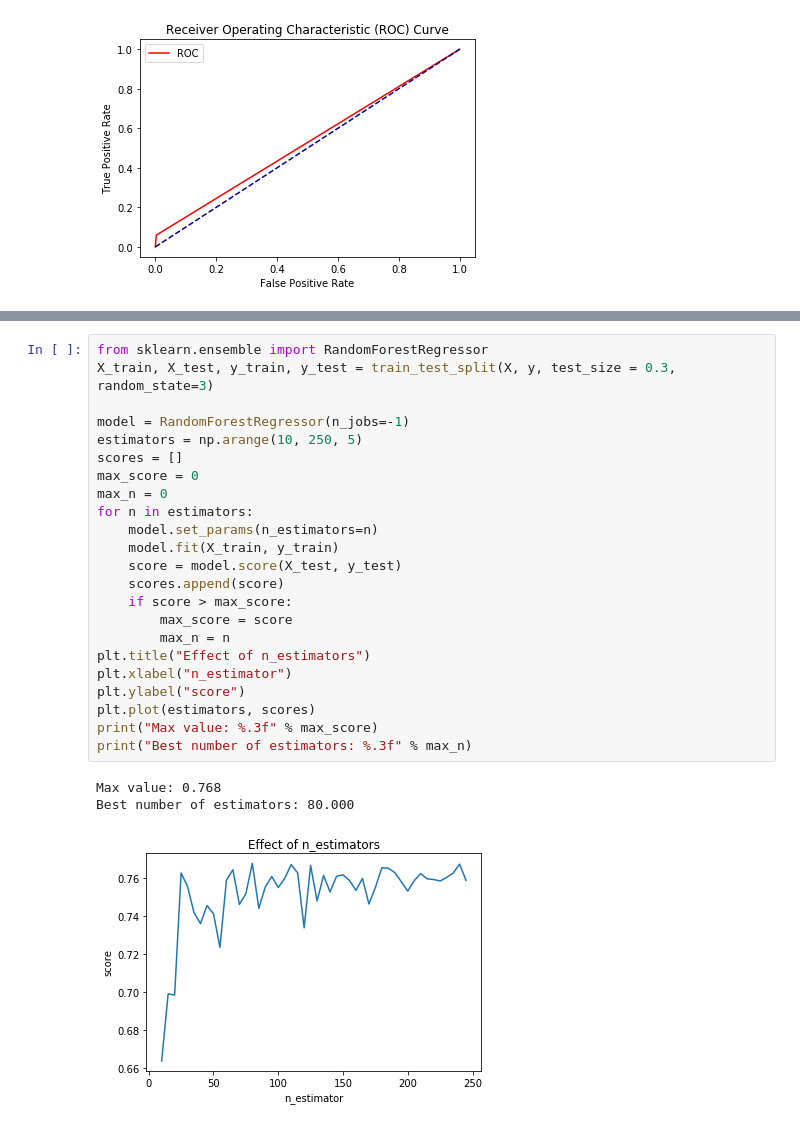
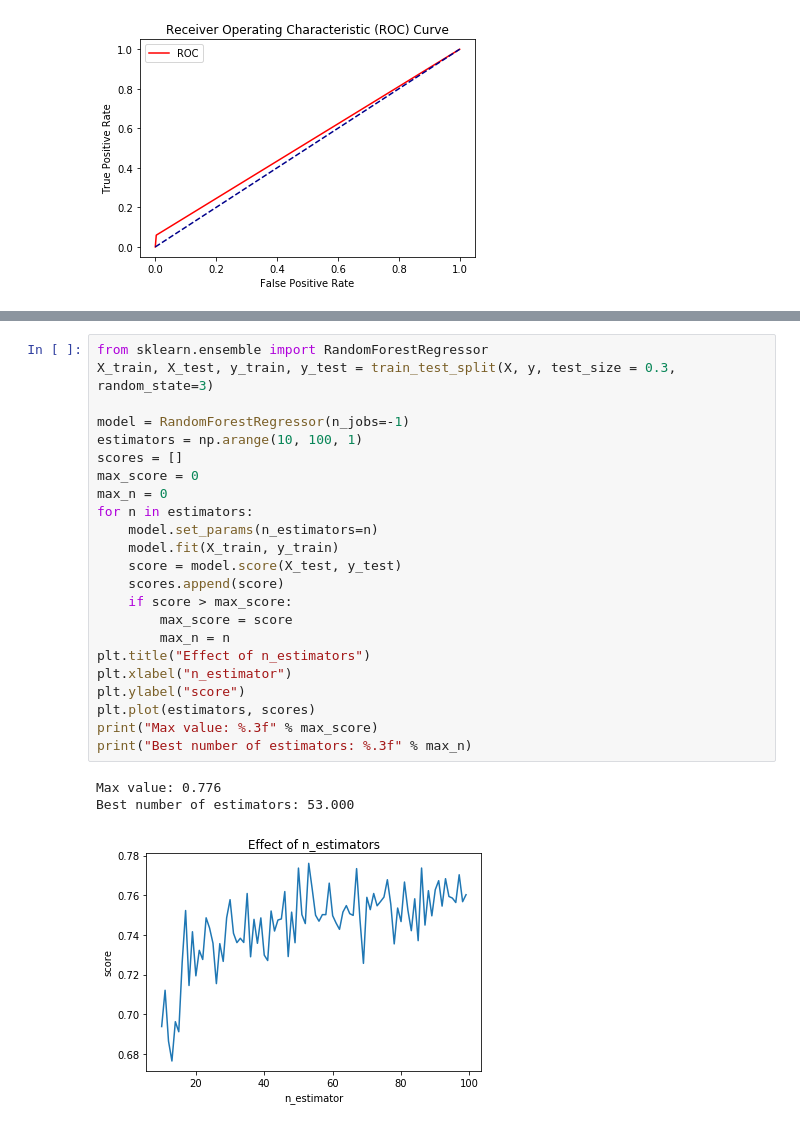
Before and after one commit to mic9410/SRD-final-project-hr-analytics, a Jupyter notebook: final_project.ipynb, the cells around one changed output, grey strips where cells are left out. Cells and saved outputs as stored; diff of their text form.

```diff
--- a/final_project.ipynb
+++ b/final_project.ipynb
@@ -810,27 +818,27 @@ Wartość indeksu Youndena: 0.056
 # %%
 from sklearn.ensemble import RandomForestRegressor
 X_train, X_test, y_train, y_test = train_test_split(X, y, test_size = 0.3, random_state=3)
 
 model = RandomForestRegressor(n_jobs=-1)
-estimators = np.arange(10, 250, 5)
+estimators = np.arange(10, 100, 1)
 scores = []
 max_score = 0
 max_n = 0
 for n in estimators:
     model.set_params(n_estimators=n)
     model.fit(X_train, y_train)
     score = model.score(X_test, y_test)
     scores.append(score)
     if score > max_score:
         max_score = score
         max_n = n
 plt.title("Effect of n_estimators")
 plt.xlabel("n_estimator")
 plt.ylabel("score")
 plt.plot(estimators, scores)
 print("Max value: %.3f" % max_score)
 print("Best number of estimators: %.3f" % max_n)
 # %% [output]
-Max value: 0.768
-Best number of estimators: 80.000
+Max value: 0.776
+Best number of estimators: 53.000
-[figure, old version]
+[figure, new version]
```
Also changed, not shown: parts of 13 cells of this notebook.
